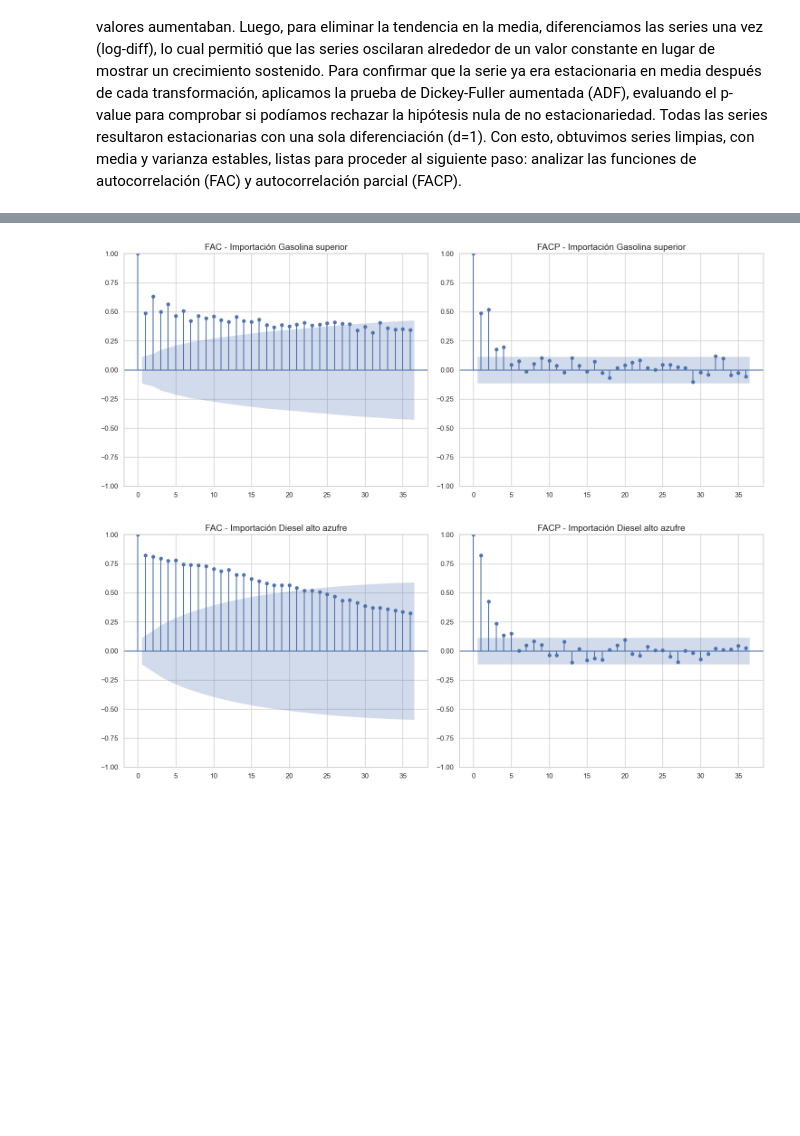
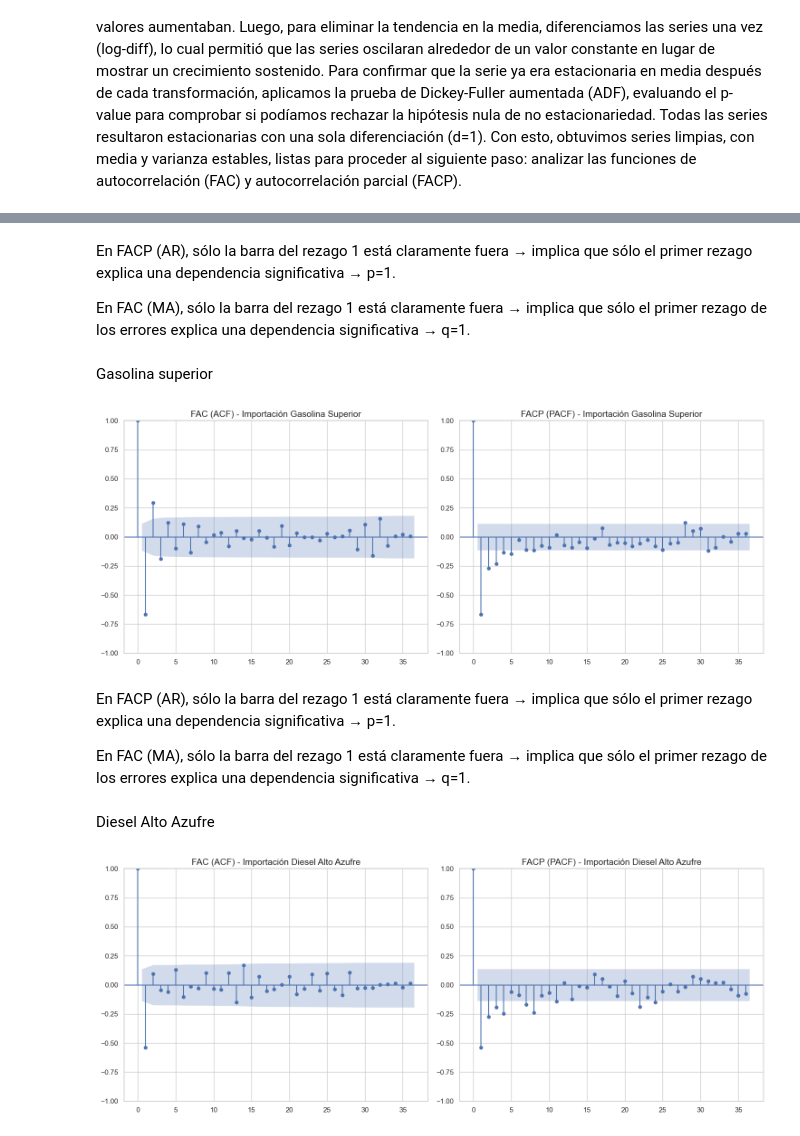
Before and after one commit to DiegoLinares11/Lab1-Data-Science, a Jupyter notebook: analisis.ipynb, the cells around one changed output, grey strips where cells are left out. Cells and saved outputs as stored; diff of their text form; code cells hidden in the pictures; blank space fills up the shorter version.

```diff
--- a/analisis.ipynb
+++ b/analisis.ipynb
@@ -560,9 +560,9 @@ Critical Value (5%)           -2.876714
 Critical Value (10%)          -2.574859
 dtype: float64
 # %%
-serie_log_diff1 = serie_log.diff()
+serie_log_diff3 = serie_log.diff()
 print("\n### ADF después de 1ra diferenciación ###")
-prueba_adf(serie_log_diff1)
+prueba_adf(serie_log_diff3)
 # %% [output]
 ### ADF después de 1ra diferenciación ###
 
@@ -790,36 +805,48 @@ plt.show()
+# %% [markdown]
+En FACP (AR), sólo la barra del rezago 1 está claramente fuera → implica que sólo el primer rezago explica una dependencia significativa → p=1.
+
+En FAC (MA), sólo la barra del rezago 1 está claramente fuera → implica que sólo el primer rezago de los errores explica una dependencia significativa → q=1.
+# %% [markdown]
+Gasolina superior
 # %%
 # Importación - Gasolina superior
-serie = df_importacion['Gasolina superior']
-
 plt.figure(figsize=(15,6))
 
+# FAC (ACF)
 plt.subplot(1,2,1)
-plot_acf(serie, lags=36, ax=plt.gca())
-plt.title("FAC - Importación Gasolina superior")
+plot_acf(serie_log_diff2.dropna(), lags=36, ax=plt.gca(), alpha=0.05)
+plt.title("FAC (ACF) - Importación Gasolina Superior")
 
+# FACP (PACF)
 plt.subplot(1,2,2)
-plot_pacf(serie, lags=36, ax=plt.gca())
-plt.title("FACP - Importación Gasolina superior")
+plot_pacf(serie_log_diff2.dropna(), lags=36, ax=plt.gca(), alpha=0.05)
+plt.title("FACP (PACF) - Importación Gasolina Superior")
 
 plt.tight_layout()
 plt.show()
 # %% [output]
-[figure, old version]
+[figure, new version]
+# %% [markdown]
+En FACP (AR), sólo la barra del rezago 1 está claramente fuera → implica que sólo el primer rezago explica una dependencia significativa → p=1.
+
+En FAC (MA), sólo la barra del rezago 1 está claramente fuera → implica que sólo el primer rezago de los errores explica una dependencia significativa → q=1.
+# %% [markdown]
+Diesel Alto Azufre
 # %%
 # Importación - Diesel alto azufre
-serie = df_importacion['Diesel alto azufre']
-
 plt.figure(figsize=(15,6))
 
+# FAC (ACF)
 plt.subplot(1,2,1)
-plot_acf(serie, lags=36, ax=plt.gca())
-plt.title("FAC - Importación Diesel alto azufre")
+plot_acf(serie_log_diff3.dropna(), lags=36, ax=plt.gca(), alpha=0.05)
+plt.title("FAC (ACF) - Importación Diesel Alto Azufre")
 
+# FACP (PACF)
 plt.subplot(1,2,2)
-plot_pacf(serie, lags=36, ax=plt.gca())
-plt.title("FACP - Importación Diesel alto azufre")
+plot_pacf(serie_log_diff3.dropna(), lags=36, ax=plt.gca(), alpha=0.05)
+plt.title("FACP (PACF) - Importación Diesel Alto Azufre")
 
 plt.tight_layout()
 plt.show()
 # %% [output]
-[figure, old version]
+[figure, new version]
```
Also changed, not shown: parts of 26 cells of this notebook.
